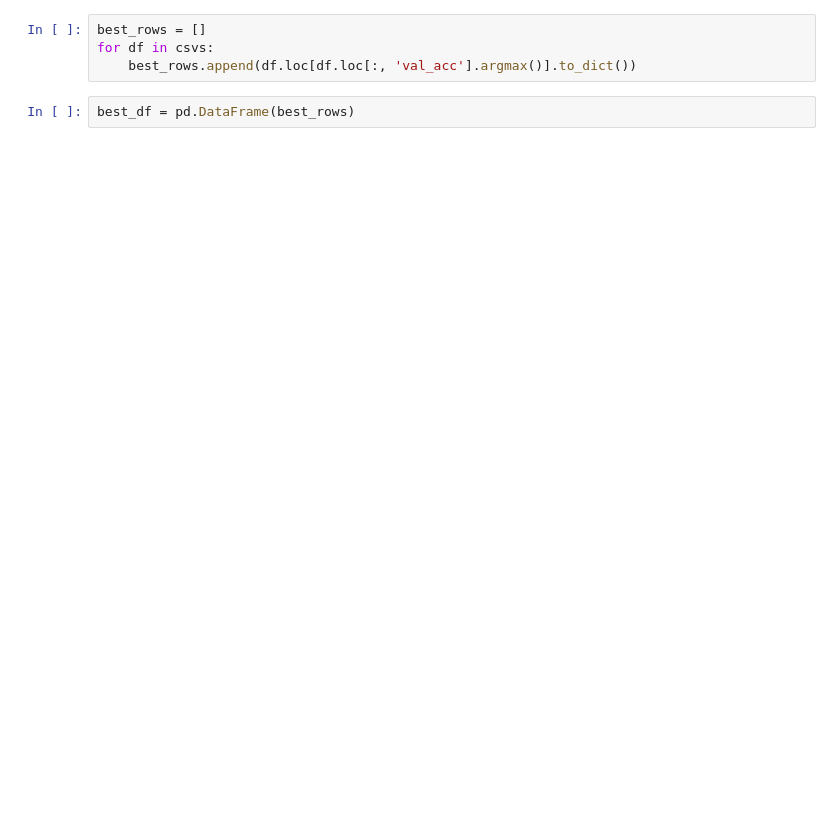
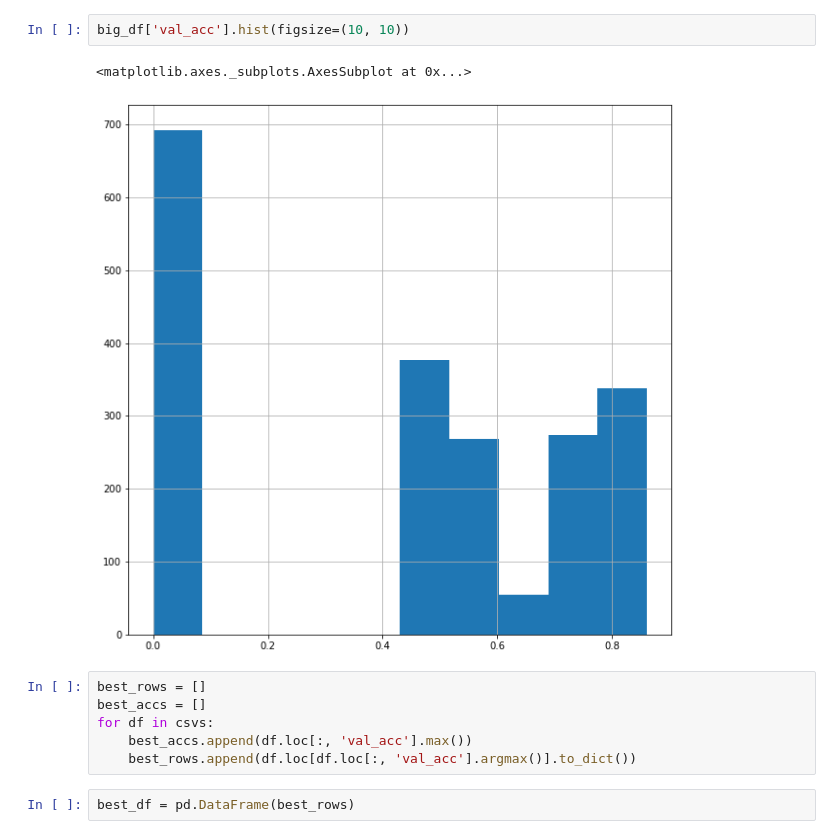
Before and after one commit to EmyArts/skiprnn-2017-telecombcn, a Jupyter notebook: src/postprocessing.ipynb, the cells around one changed output. Drawn from its saved outputs; the diff is of its cells as text; blank space fills up the shorter version.

```diff
--- a/src/postprocessing.ipynb
+++ b/src/postprocessing.ipynb
@@ -37,6 +87,13 @@ big_df.describe()
+# %%
+big_df['val_acc'].hist(figsize=(10, 10))
+# %% [output]
+<matplotlib.axes._subplots.AxesSubplot at 0x...>
+[figure, added]
 # %%
 best_rows = []
+best_accs = []
 for df in csvs:
+    best_accs.append(df.loc[:, 'val_acc'].max())
     best_rows.append(df.loc[df.loc[:, 'val_acc'].argmax()].to_dict())
 # %%
 best_df = pd.DataFrame(best_rows)
```
Also changed, not shown: parts of 11 cells of this notebook, 1 other file.
